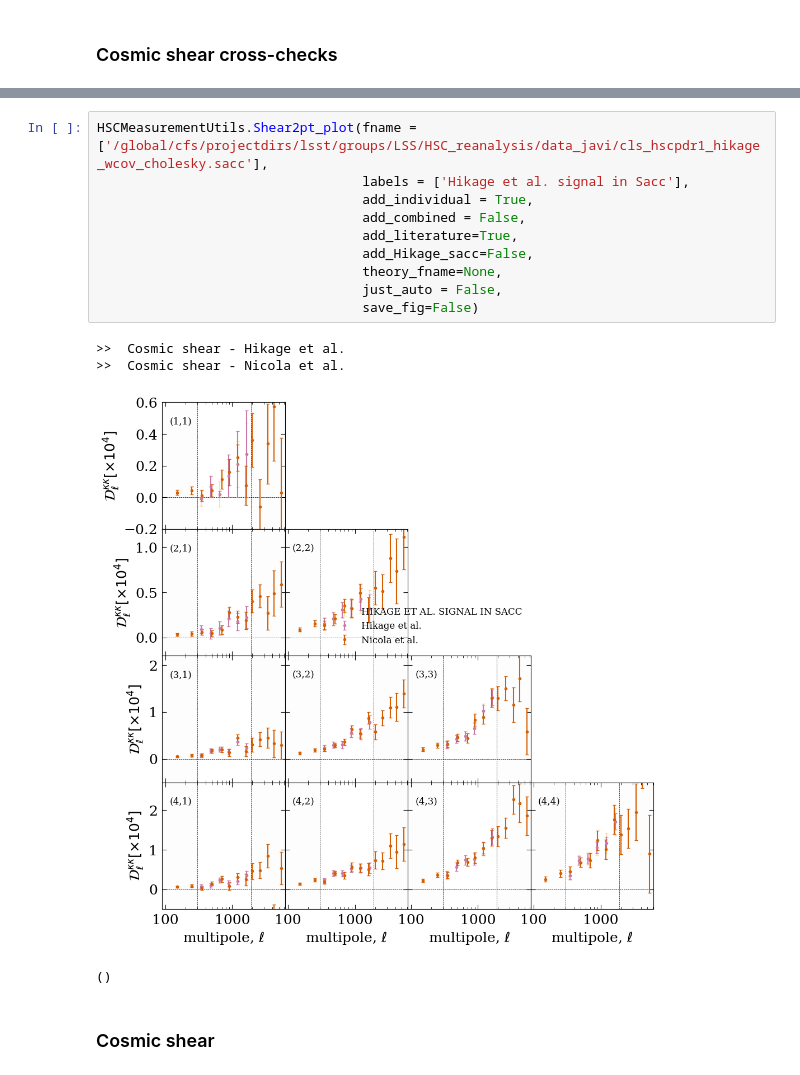
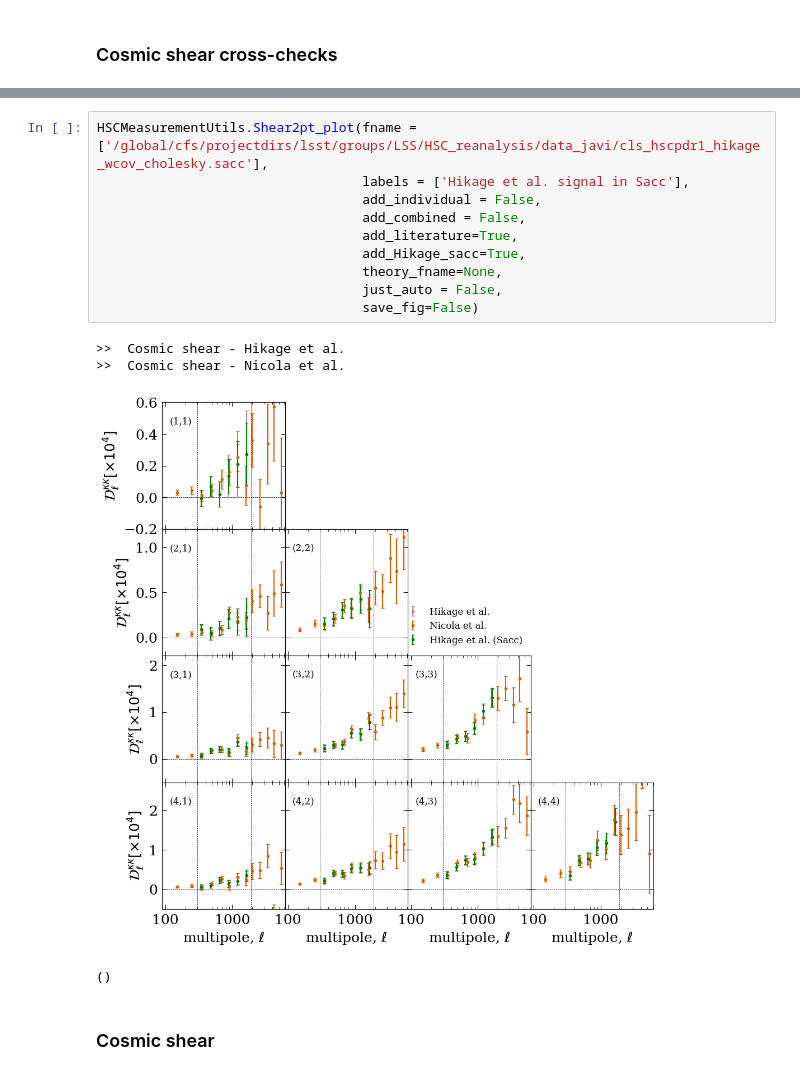
Before and after one commit to davsan06/HSC-PDR1-3x2pt-harmonic-methods, a Jupyter notebook: analysis/NBMeasurementPlot.ipynb, the cells around one changed output, grey strips where cells are left out. Cells and saved outputs as stored; diff of their text form.

```diff
--- a/analysis/NBMeasurementPlot.ipynb
+++ b/analysis/NBMeasurementPlot.ipynb
@@ -41,17 +41,17 @@ HSCMeasurementUtils.Shear2pt_plot(fname = ['/pscratch/sd/d/davidsan/txpipe-reana
 # %%
 HSCMeasurementUtils.Shear2pt_plot(fname = ['/global/cfs/projectdirs/lsst/groups/LSS/HSC_reanalysis/data_javi/cls_hscpdr1_hikage_wcov_cholesky.sacc'],
                                   labels = ['Hikage et al. signal in Sacc'],
-                                  add_individual = True,
+                                  add_individual = False,
                                   add_combined = False,
                                   add_literature=True,
-                                  add_Hikage_sacc=False,
+                                  add_Hikage_sacc=True,
                                   theory_fname=None,
                                   just_auto = False,
                                   save_fig=False)
 # %% [output]
 >>  Cosmic shear - Hikage et al.
 >>  Cosmic shear - Nicola et al.
-[figure, old version]
+[figure, new version]
 ()
 # %% [markdown]
 ### Cosmic shear
```
Also changed, not shown: parts of 1 cell of this notebook, 1 other file.
